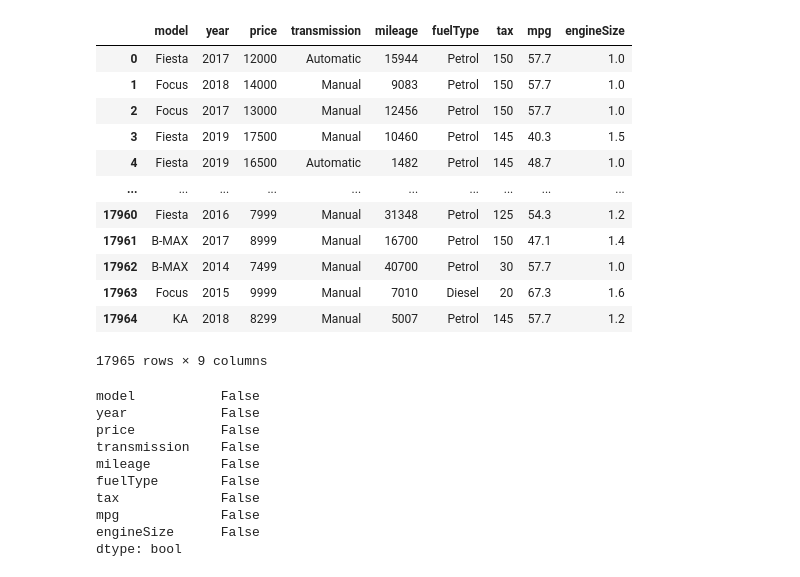
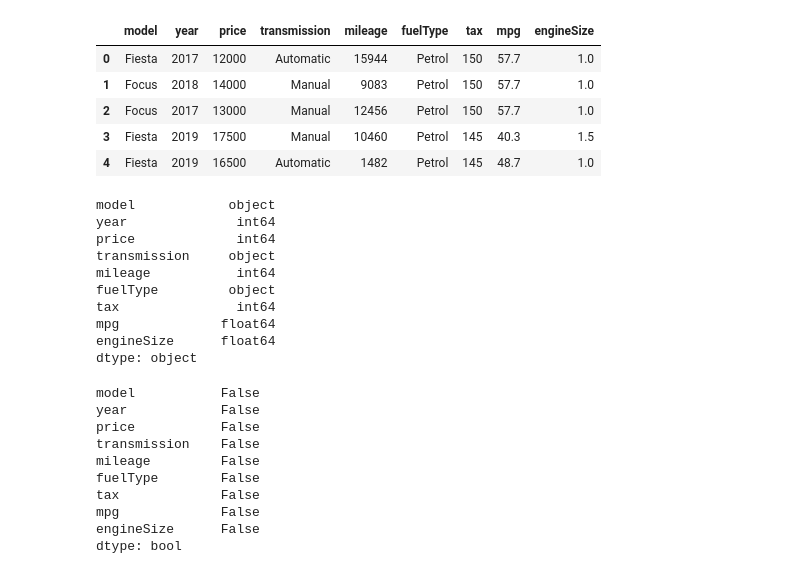
Before and after one commit to LeifAndersenGH/ITCS3162-GROUP-PROJECT, a Jupyter notebook: final_project_visualizations.ipynb, the cells around one changed output. Drawn from its saved outputs; the diff is of its cells as text; code cells hidden in the pictures.

```diff
--- a/final_project_visualizations.ipynb
+++ b/final_project_visualizations.ipynb
@@ -21,21 +13,27 @@ enc = preprocessing.LabelEncoder()
 # %%
 df = pd.read_csv("ford.csv")
 # %%
-df
+df.head()
 # %% [output]
 |  | model | year | price | transmission | mileage | fuelType | tax | mpg | engineSize |
 | 0 | Fiesta | 2017 | 12000 | Automatic | 15944 | Petrol | 150 | 57.7 | 1.0 |
 | 1 | Focus | 2018 | 14000 | Manual | 9083 | Petrol | 150 | 57.7 | 1.0 |
 | 2 | Focus | 2017 | 13000 | Manual | 12456 | Petrol | 150 | 57.7 | 1.0 |
 | 3 | Fiesta | 2019 | 17500 | Manual | 10460 | Petrol | 145 | 40.3 | 1.5 |
 | 4 | Fiesta | 2019 | 16500 | Automatic | 1482 | Petrol | 145 | 48.7 | 1.0 |
-| ... | ... | ... | ... | ... | ... | ... | ... | ... | ... |
-| 17960 | Fiesta | 2016 | 7999 | Manual | 31348 | Petrol | 125 | 54.3 | 1.2 |
-| 17961 | B-MAX | 2017 | 8999 | Manual | 16700 | Petrol | 150 | 47.1 | 1.4 |
-| 17962 | B-MAX | 2014 | 7499 | Manual | 40700 | Petrol | 30 | 57.7 | 1.0 |
-| 17963 | Focus | 2015 | 9999 | Manual | 7010 | Diesel | 20 | 67.3 | 1.6 |
-| 17964 | KA | 2018 | 8299 | Manual | 5007 | Petrol | 145 | 57.7 | 1.2 |
-17965 rows × 9 columns
+# %%
+df.dtypes
+# %% [output]
+model            object
+year              int64
+price             int64
+transmission     object
+mileage           int64
+fuelType         object
+tax               int64
+mpg             float64
+engineSize      float64
+dtype: object
 # %%
 df.isnull().any()
 # %% [output]
```
Also changed, not shown: parts of 31 cells of this notebook, 2 other files.
